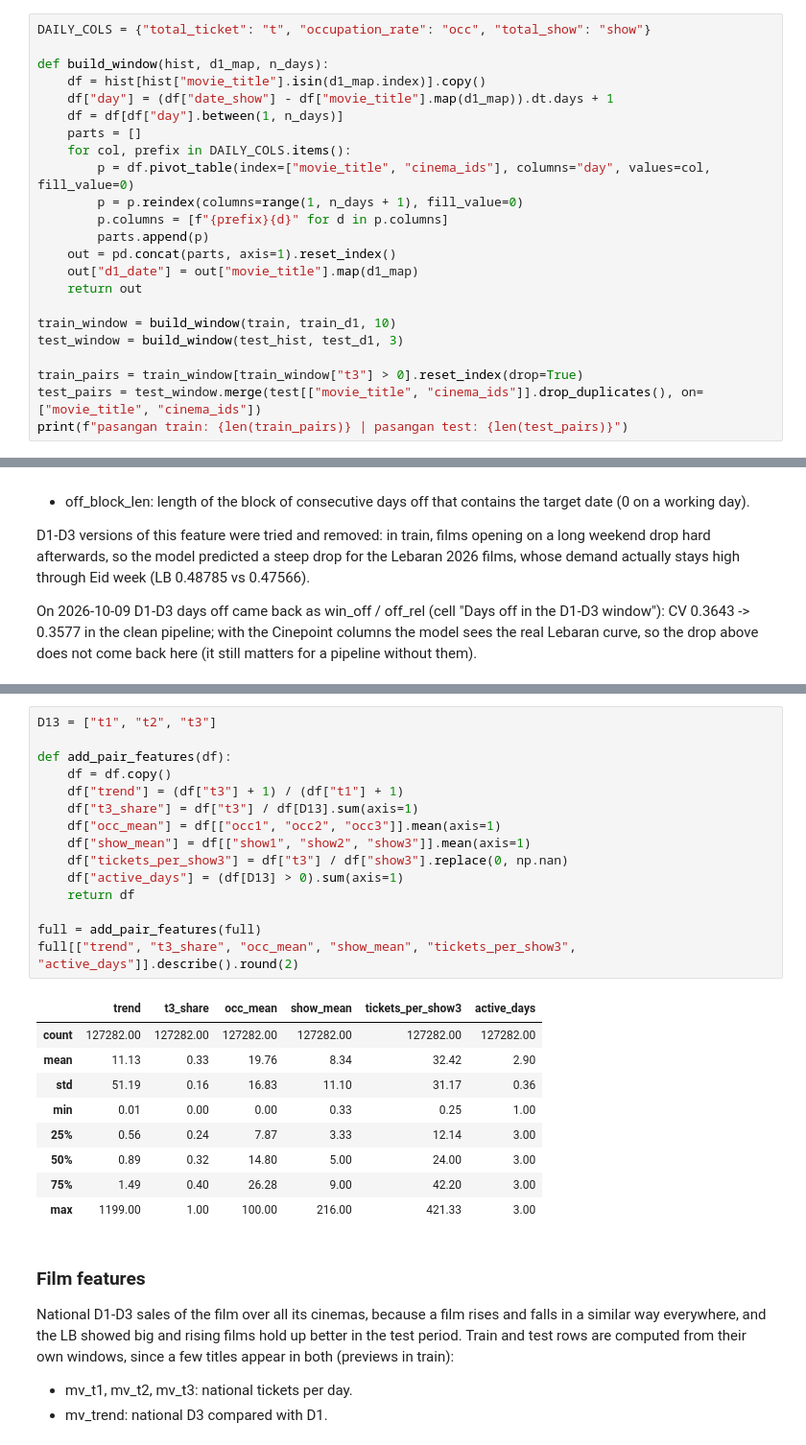
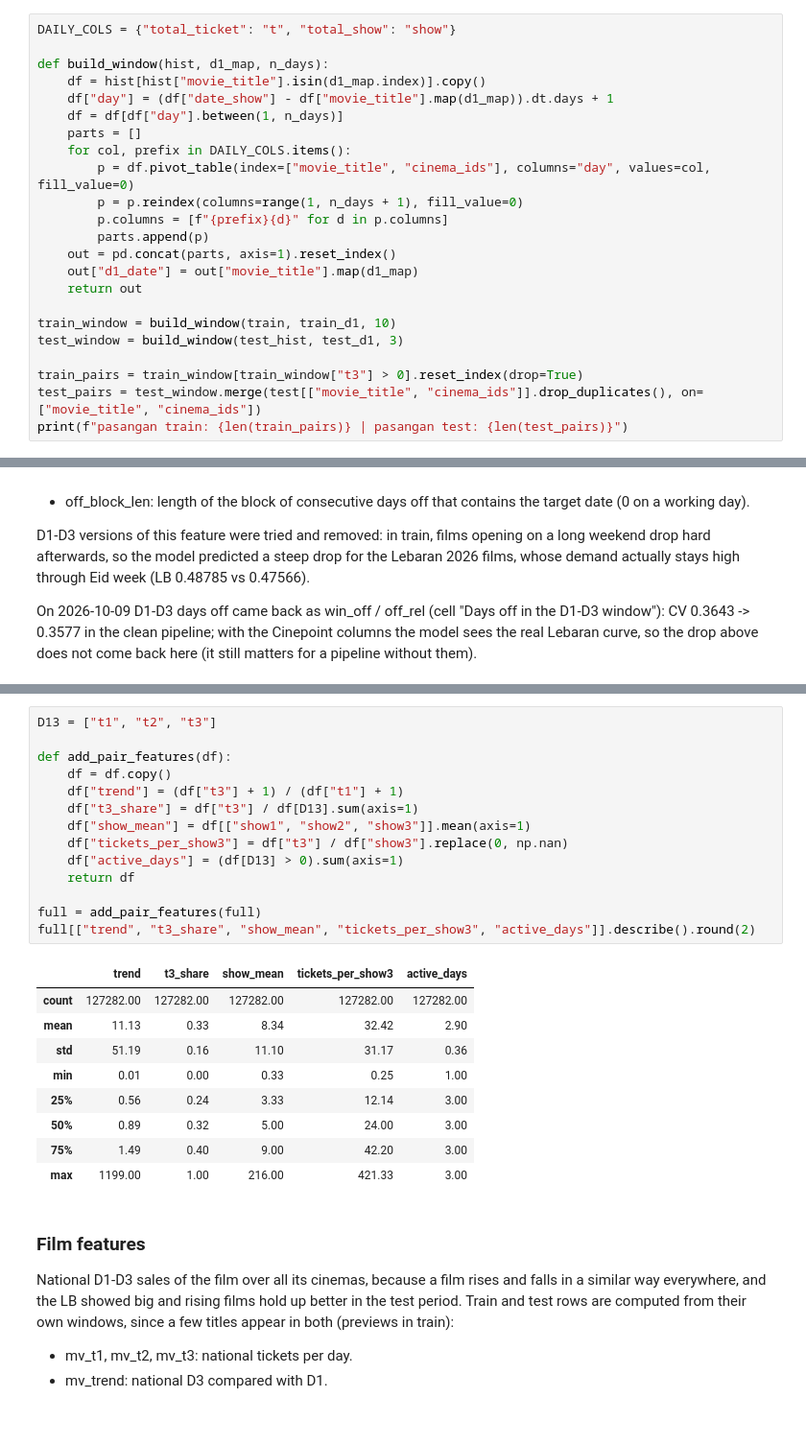
Before and after one commit to LeonArif/JOINTS, a Jupyter notebook: leon/main.ipynb, the cells around one changed output, grey strips where cells are left out. Shown at 96% size. Cells and saved outputs as stored; diff of their text form.

```diff
--- a/leon/main.ipynb
+++ b/leon/main.ipynb
@@ -80,7 +79,7 @@ film train: 205 | film test_history: 163 | film test: 160
 ### Pasangan film-bioskop
 Mengambil transaksi D1-D10 (train) atau D1-D3 (test) setiap pasangan film dan bioskop, lalu menjadikan setiap hari sebagai kolom dan mengisi hari tanpa transaksi dengan 0. Pasangan train hanya diambil jika masih ada penjualan di D3, mengikuti test yang hanya berisi pasangan yang masih tayang di D3.
 # %%
-DAILY_COLS = {"total_ticket": "t", "occupation_rate": "occ", "total_show": "show"}
+DAILY_COLS = {"total_ticket": "t", "total_show": "show"}
 
 def build_window(hist, d1_map, n_days):
     df = hist[hist["movie_title"].isin(d1_map.index)].copy()
@@ -383,28 +380,27 @@ Features from the pair's own D1-D3 sales:
 # %%
 D13 = ["t1", "t2", "t3"]
 
 def add_pair_features(df):
     df = df.copy()
     df["trend"] = (df["t3"] + 1) / (df["t1"] + 1)
     df["t3_share"] = df["t3"] / df[D13].sum(axis=1)
-    df["occ_mean"] = df[["occ1", "occ2", "occ3"]].mean(axis=1)
     df["show_mean"] = df[["show1", "show2", "show3"]].mean(axis=1)
     df["tickets_per_show3"] = df["t3"] / df["show3"].replace(0, np.nan)
     df["active_days"] = (df[D13] > 0).sum(axis=1)
     return df
 
 full = add_pair_features(full)
-full[["trend", "t3_share", "occ_mean", "show_mean", "tickets_per_show3", "active_days"]].describe().round(2)
+full[["trend", "t3_share", "show_mean", "tickets_per_show3", "active_days"]].describe().round(2)
 # %% [output]
-|  | trend | t3_share | occ_mean | show_mean | tickets_per_show3 | active_days |
-| count | 127282.00 | 127282.00 | 127282.00 | 127282.00 | 127282.00 | 127282.00 |
-| mean | 11.13 | 0.33 | 19.76 | 8.34 | 32.42 | 2.90 |
-| std | 51.19 | 0.16 | 16.83 | 11.10 | 31.17 | 0.36 |
-| min | 0.01 | 0.00 | 0.00 | 0.33 | 0.25 | 1.00 |
-| 25% | 0.56 | 0.24 | 7.87 | 3.33 | 12.14 | 3.00 |
-| 50% | 0.89 | 0.32 | 14.80 | 5.00 | 24.00 | 3.00 |
-| 75% | 1.49 | 0.40 | 26.28 | 9.00 | 42.20 | 3.00 |
-| max | 1199.00 | 1.00 | 100.00 | 216.00 | 421.33 | 3.00 |
+|  | trend | t3_share | show_mean | tickets_per_show3 | active_days |
+| count | 127282.00 | 127282.00 | 127282.00 | 127282.00 | 127282.00 |
+| mean | 11.13 | 0.33 | 8.34 | 32.42 | 2.90 |
+| std | 51.19 | 0.16 | 11.10 | 31.17 | 0.36 |
+| min | 0.01 | 0.00 | 0.33 | 0.25 | 1.00 |
+| 25% | 0.56 | 0.24 | 3.33 | 12.14 | 3.00 |
+| 50% | 0.89 | 0.32 | 5.00 | 24.00 | 3.00 |
+| 75% | 1.49 | 0.40 | 9.00 | 42.20 | 3.00 |
+| max | 1199.00 | 1.00 | 216.00 | 421.33 | 3.00 |
 # %% [markdown]
 ### Film features
 National D1-D3 sales of the film over all its cinemas, because a film rises and falls in a similar way everywhere, and the LB showed big and rising films hold up better in the test period. Train and test rows are computed from their own windows, since a few titles appear in both (previews in train):
```
Also changed, not shown: parts of 31 cells of this notebook, 8 other files.
